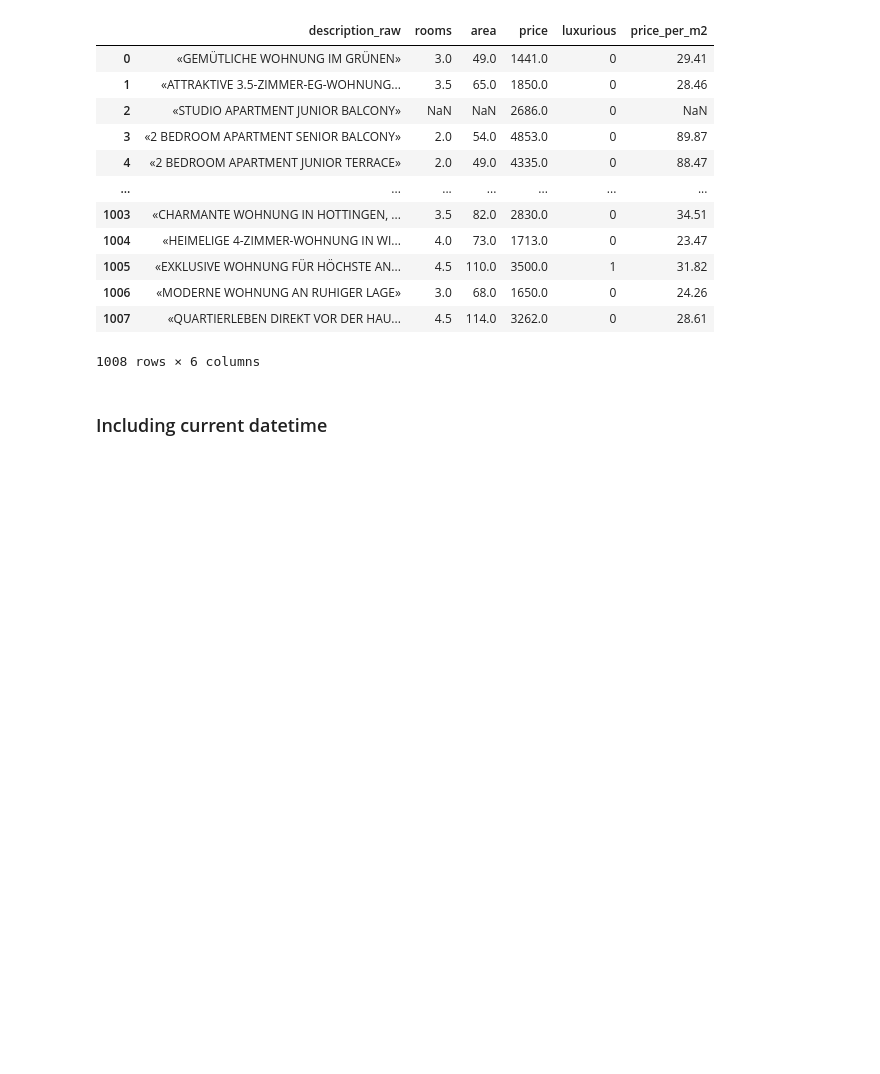
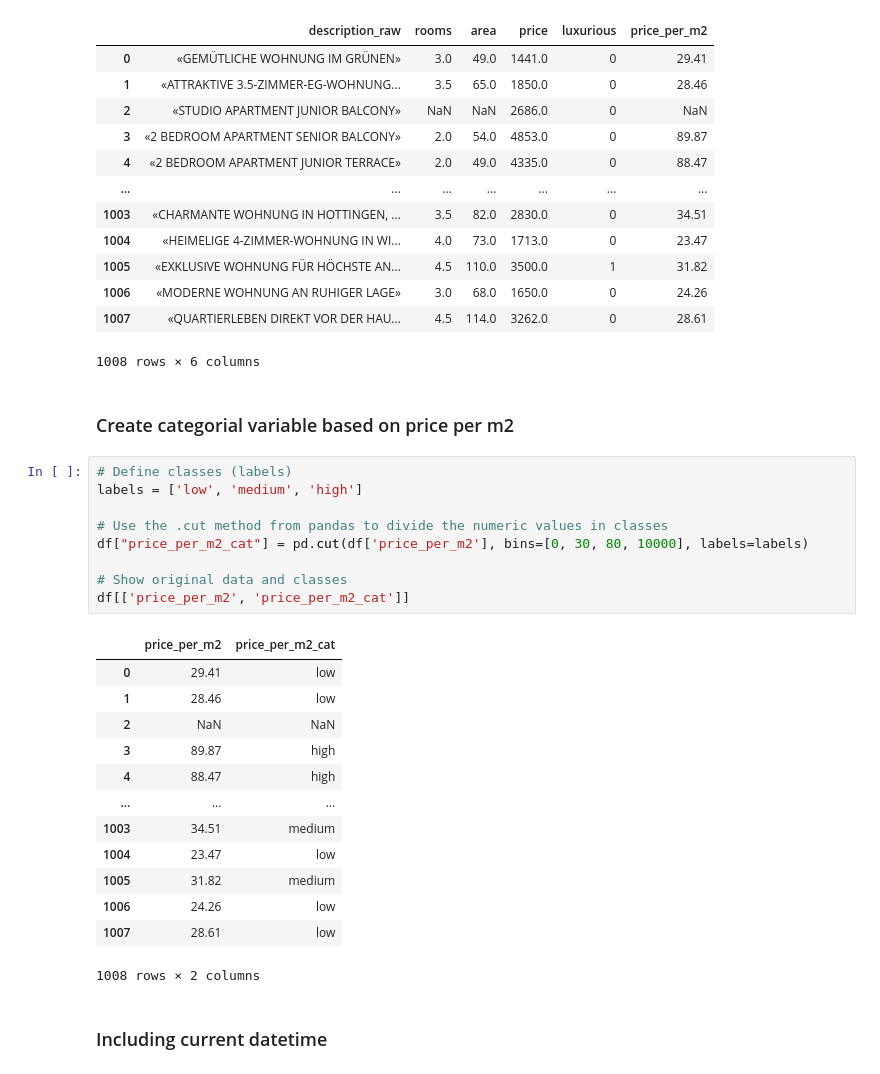
Before and after one commit to fahrnphi/data_analytics, a Jupyter notebook: KK/KK_SW03/apartments_data_preparation_zuerich.ipynb, the cells around one changed output. Saved outputs shown, nothing was run; the diff lists cells and outputs as text; blank space fills up the shorter version.

```diff
--- a/KK/KK_SW03/apartments_data_preparation_zuerich.ipynb
+++ b/KK/KK_SW03/apartments_data_preparation_zuerich.ipynb
@@ -337,6 +395,31 @@ df[['description_raw','rooms','area','price','luxurious','price_per_m2']]
 | 1006 | «MODERNE WOHNUNG AN RUHIGER LAGE» | 3.0 | 68.0 | 1650.0 | 0 | 24.26 |
 | 1007 | «QUARTIERLEBEN DIREKT VOR DER HAU... | 4.5 | 114.0 | 3262.0 | 0 | 28.61 |
 1008 rows × 6 columns
+# %% [markdown]
+### Create categorial variable based on price per m2
+# %%
+# Define classes (labels)
+labels = ['low', 'medium', 'high']
+
+# Use the .cut method from pandas to divide the numeric values in classes
+df["price_per_m2_cat"] = pd.cut(df['price_per_m2'], bins=[0, 30, 80, 10000], labels=labels)
+
+# Show original data and classes
+df[['price_per_m2', 'price_per_m2_cat']]
+# %% [output]
+|  | price_per_m2 | price_per_m2_cat |
+| 0 | 29.41 | low |
+| 1 | 28.46 | low |
+| 2 | NaN | NaN |
+| 3 | 89.87 | high |
+| 4 | 88.47 | high |
+| ... | ... | ... |
+| 1003 | 34.51 | medium |
+| 1004 | 23.47 | low |
+| 1005 | 31.82 | medium |
+| 1006 | 24.26 | low |
+| 1007 | 28.61 | low |
+1008 rows × 2 columns
 # %% [markdown]
 ### Including current datetime
 # %%
```
Also changed, not shown: parts of 8 cells of this notebook, 2 other files.
